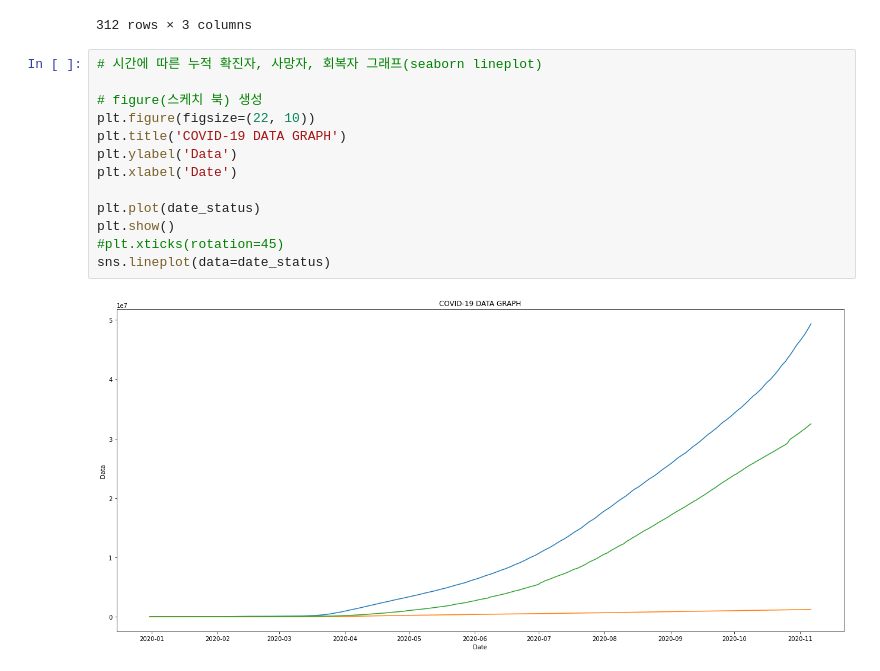
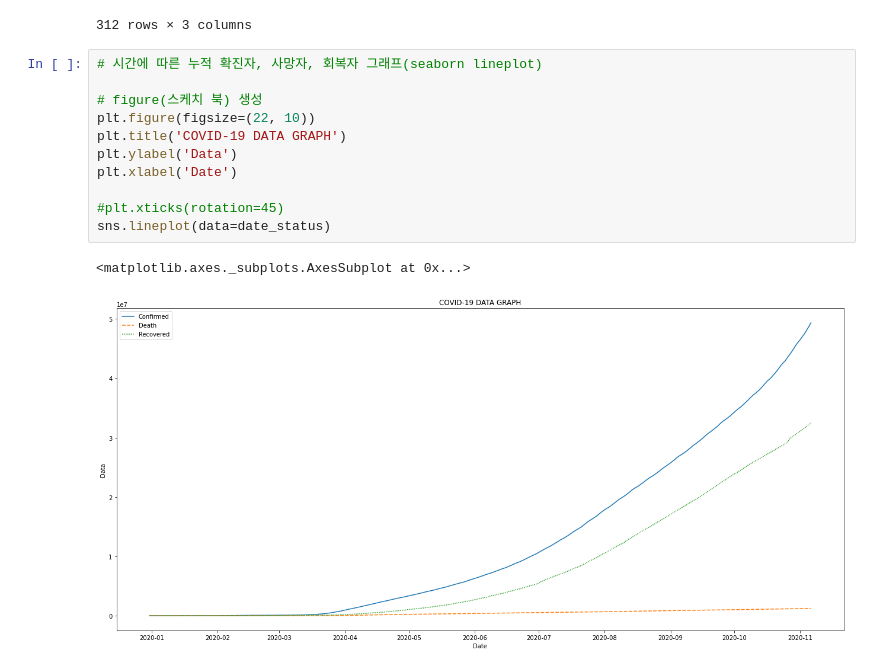
Before and after one commit to kaminion/corona_visualization, a Jupyter notebook: corona_data_visual.ipynb, the cells around one changed output. Drawn from its saved outputs; the diff is of its cells as text.

Commit message:
refactor: modified visualization

```diff
--- a/corona_data_visual.ipynb
+++ b/corona_data_visual.ipynb
@@ -65,15 +65,14 @@ date_status
 # %%
 # 시간에 따른 누적 확진자, 사망자, 회복자 그래프(seaborn lineplot)
 
 # figure(스케치 북) 생성
 plt.figure(figsize=(22, 10))
 plt.title('COVID-19 DATA GRAPH')
 plt.ylabel('Data')
 plt.xlabel('Date')
 
-plt.plot(date_status)
-plt.show()
 #plt.xticks(rotation=45)
 sns.lineplot(data=date_status)
 # %% [output]
+<matplotlib.axes._subplots.AxesSubplot at 0x...>
-[figure, old version]
+[figure, new version]
```
